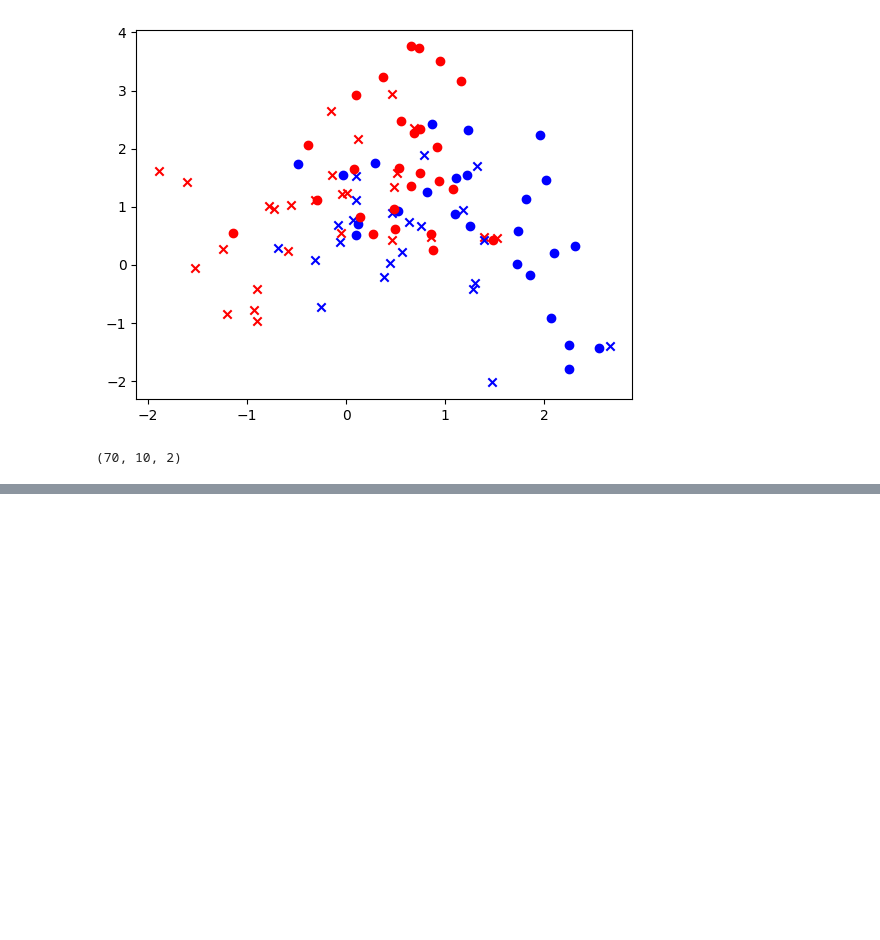
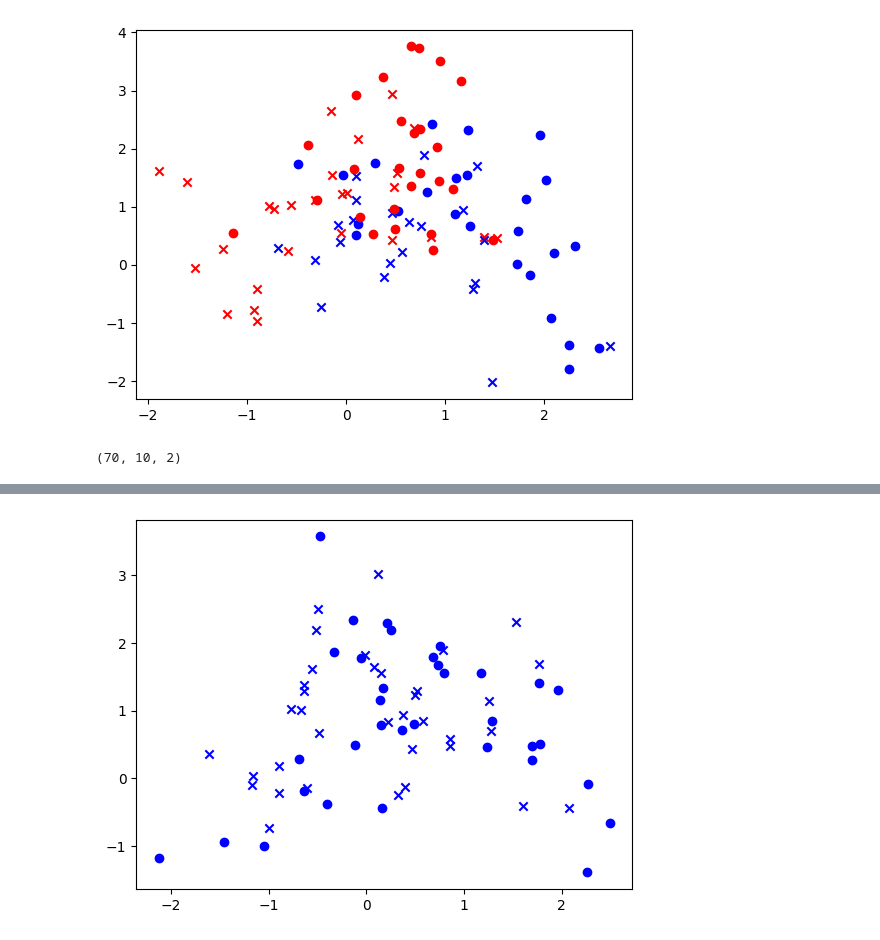
Before and after one commit to francisco-gumucio/SCARF, a Jupyter notebook: SimLoan/src/toy_data_gen.ipynb, the cells around one changed output, grey strips where cells are left out. Cells and saved outputs as stored; diff of their text form; code cells hidden in the pictures; blank space fills up the shorter version.

Commit message:
plot shows generation is not working

```diff
--- a/SimLoan/src/toy_data_gen.ipynb
+++ b/SimLoan/src/toy_data_gen.ipynb
@@ -28,7 +28,7 @@ g_hidden_size = 64
 g_num_layers = 2
 d_hidden_size = 64
 d_num_layers = 2
-gan_epochs = 500
+gan_epochs = 3000
 
 def tensor(x):
     return torch.FloatTensor(x)
@@ -399,17 +399,7 @@ class Generator(nn.Module):
         ys = torch.stack(ys, dim=1)
         return xs, ys, ys.round().detach()
 
-    def forward_trial(self, x0, noise, s0, clf):
-        ss = torch.clone(s0)
-        ss = ss.to(x0.device)
-        s0 = torch.zeros(s0.size(0), 2).scatter_(1, s0.long(), torch.ones_like(s0))
-        s0 = s0.to(x0.device)
 
-        h0 = self.h0_linear(x0)
-        h0 = h0.unsqueeze(0).repeat(self.num_layers, 1, 1)
-        yt = clf(ss, x0)
-
-        return h0, yt
 
 
 class Discriminator(nn.Module):
@@ -507,6 +497,7 @@ def train_gan(loader, clf, G, D, n_epochs, device):
             batch, seq, dim = x_mb.size()
             x_mb = x_mb.to(device)
             z_mb = torch.rand(batch, seq-1, dim).to(device)
+            z_mb_2 = torch.zeros(batch, seq-1, dim)
 
             for _ in range(2):
                 g_loss = train_generator(clf, G, D, g_optim, loss_fn, x_mb, z_mb, s_mb)
@@ -566,5 +570,7 @@ gen_valid_loader, gen_valid_s, gen_valid_x, gen_valid_y = generate_dataset_from_
 gen_test_loader, gen_test_s, gen_test_x, gen_test_y = generate_dataset_from_gan(test_loader, clf, generator, device)
 # %%
 x_vars = gen_train_x[:,:,0]
-z_vars = gen_train_x[:,:,0]
+z_vars = gen_train_x[:,:,1]
+y_vars = gen_train_y[:, :, 0]
+print(gen_train_x[:,9,0])
 # %% [output]
@@ -571,0 +591,63 @@ z_vars = gen_train_x[:,:,0]
+# %%
+x01 = []
+z01 = []
+z00 = []
+x00 = []
+x10 = []
+z10 = []
+x11 = []
+z11 = []
+
+for i in range(70):
+    if gen_train_y[i][0][0] == 1 and gen_train_s[i][0] == 1:
+        x11.append(x_vars[i][0])
+        z11.append(z_vars[i][0])
+    elif gen_train_y[i][0][0] == 1 and gen_train_s[i][0] == 0:
+        x01.append(x_vars[i][0])
+        z01.append(z_vars[i][0])
+    elif gen_train_y[i][0][0] == 0 and gen_train_s[i][0] == 1:
+        x10.append(x_vars[i][0])
+        z10.append(z_vars[i][0])
+    else:
+        x00.append(x_vars[i][0])
+        z00.append(z_vars[i][0])
+
+fig_start = plt.figure()
+ax = fig_start.gca()
+
+ax.scatter(x00, z00, marker = 'x', color = 'red')
+ax.scatter(x11, z11, marker = 'o', color = 'blue')
+ax.scatter(x01, z01, marker = 'x', color = 'blue')
+ax.scatter(x10, z10, marker = 'o', color = 'red')
+
+x01 = []
+z01 = []
+z00 = []
+x00 = []
+x10 = []
+z10 = []
+x11 = []
+z11 = []
+
+for i in range(70):
+    if gen_train_y[i][1][0] == 1 and gen_train_s[i][0] == 1:
+        x11.append(x_vars[i][1])
+        z11.append(z_vars[i][1])
+    elif gen_train_y[i][1][0] == 1 and gen_train_s[i][0] == 0:
+        x01.append(x_vars[i][1])
+        z01.append(z_vars[i][1])
+    elif gen_train_y[i][1][0] == 0 and gen_train_s[i][0] == 1:
+        x10.append(x_vars[i][1])
+        z10.append(z_vars[i][1])
+    else:
+        x00.append(x_vars[i][1])
+        z00.append(z_vars[i][1])
+
+fig_3 = plt.figure()
+ax3 = fig_3.gca()
+
+ax3.scatter(x00, z00, marker = 'x', color = 'red')
+ax3.scatter(x11, z11, marker = 'o', color = 'blue')
+ax3.scatter(x01, z01, marker = 'x', color = 'blue')
+ax.scatter(x10, z10, marker = 'o', color = 'red')
+# %% [output]
@@ -571,0 +655 @@ z_vars = gen_train_x[:,:,0]
+[figure, added]
```
Also changed, not shown: parts of 4 cells of this notebook.
